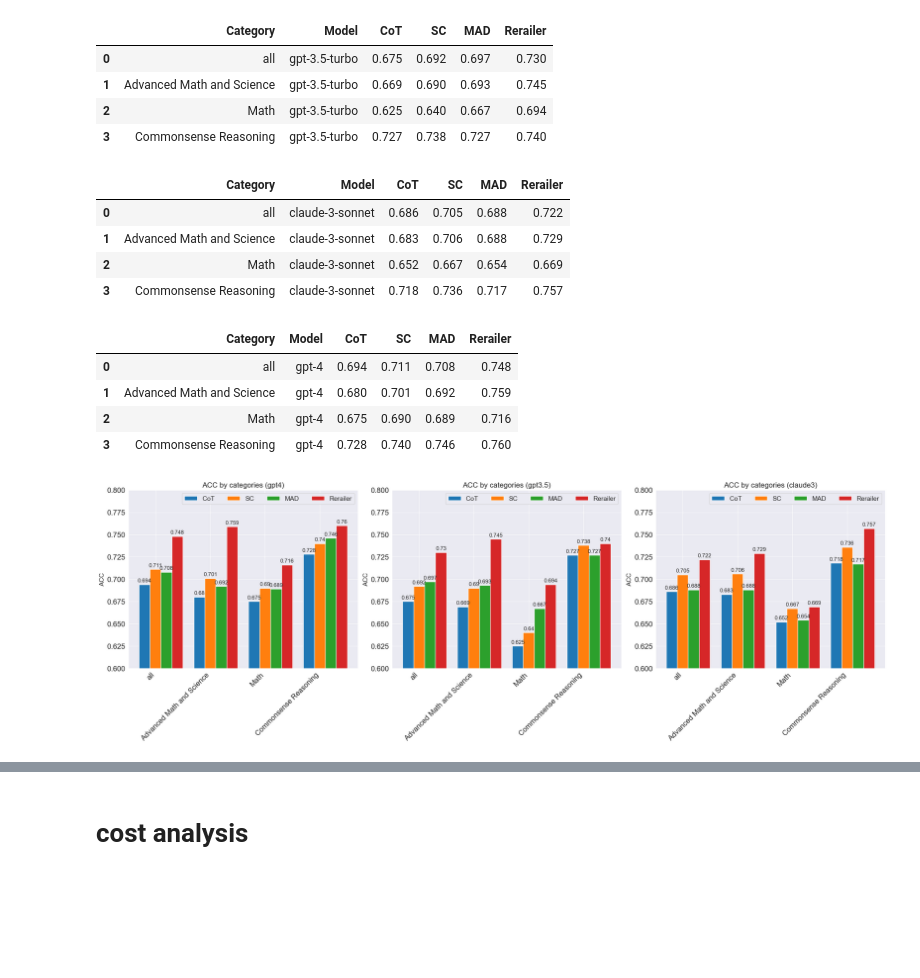
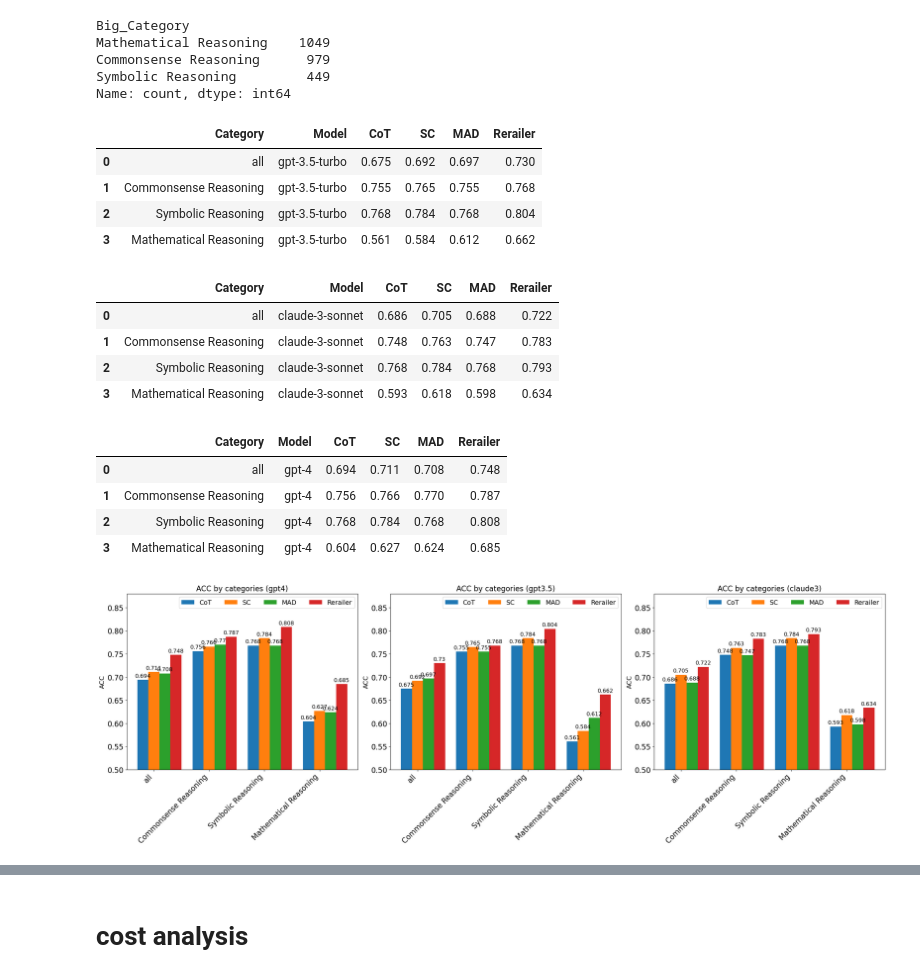
Before and after one commit to wan19990901/CoT_rerailer, a Jupyter notebook: src/Evaluation.ipynb, the cells around one changed output, grey strips where cells are left out. Drawn from its saved outputs; the diff is of its cells as text; code cells hidden in the pictures; blank space fills up the shorter version.

```diff
--- a/src/Evaluation.ipynb
+++ b/src/Evaluation.ipynb
@@ -69,11 +69,41 @@ college_mathematics          81
 formal_logic                 78
 Name: count, dtype: int64
 # %%
+# category_mapping = {
+#     'Math': ['Math', 'elementary_mathematics', 'high_school_statistics', 'abstract_algebra', 'formal_logic'],
+#     'Advanced Math and Science': ['Challenging Math', 'college_biology', 'college_physics', 'college_medicine', 'college_chemistry', 'college_mathematics','college_computer_science', 'electrical_engineering','professional_accounting'],
+#     'Commonsense Reasoning': ['disambiguation_qa', 'jurisprudence', 'date_understanding', 'professional_law', 'international_law', 'philosophy', 'business_ethics']
+# }
 category_mapping = {
-    'Math': ['Math', 'elementary_mathematics', 'high_school_statistics', 'abstract_algebra', 'formal_logic'],
-    'Advanced Math and Science': ['Challenging Math', 'college_biology', 'college_physics', 'college_medicine', 'college_chemistry', 'college_mathematics','college_computer_science', 'electrical_engineering','professional_accounting'],
-    'Commonsense Reasoning': ['disambiguation_qa', 'jurisprudence', 'date_understanding', 'professional_law', 'international_law', 'philosophy', 'business_ethics']
+    'Mathematical Reasoning': [
+        'Math',
+        'elementary_mathematics',
+        'high_school_statistics',
+        'abstract_algebra',
+        'Challenging Math',
+        'college_mathematics',
+        'professional_accounting'
+    ],
+    'Symbolic Reasoning': [
+        'formal_logic',
+        'college_computer_science',
+        'college_physics',
+        'electrical_engineering',
+        'college_chemistry'
+    ],
+    'Commonsense Reasoning': [
+        'disambiguation_qa',
+        'jurisprudence',
+        'date_understanding',
+        'professional_law',
+        'international_law',
+        'philosophy',
+        'business_ethics',
+        'college_biology',
+        'college_medicine'
+    ]
 }
+
 reverse_mapping = {}
 for new_cat, old_cats in category_mapping.items():
     for old_cat in old_cats:
@@ -83,6 +113,14 @@ for new_cat, old_cats in category_mapping.items():
 df_3['Big_Category'] = df_3['Category'].map(reverse_mapping)
 df_claude['Big_Category'] = df_claude['Category'].map(reverse_mapping)
 df_4['Big_Category'] = df_4['Category'].map(reverse_mapping)
+# %%
+df_4.Big_Category.value_counts()
+# %% [output]
+Big_Category
+Mathematical Reasoning    1049
+Commonsense Reasoning      979
+Symbolic Reasoning         449
+Name: count, dtype: int64
 # %%
 results_li = []
 result = compute_results(df_3)
@@ -100,9 +138,9 @@ df_result_3
 # %% [output]
 |  | Category | Model | CoT | SC | MAD | Rerailer |
 | 0 | all | gpt-3.5-turbo | 0.675 | 0.692 | 0.697 | 0.730 |
-| 1 | Advanced Math and Science | gpt-3.5-turbo | 0.669 | 0.690 | 0.693 | 0.745 |
-| 2 | Math | gpt-3.5-turbo | 0.625 | 0.640 | 0.667 | 0.694 |
-| 3 | Commonsense Reasoning | gpt-3.5-turbo | 0.727 | 0.738 | 0.727 | 0.740 |
+| 1 | Commonsense Reasoning | gpt-3.5-turbo | 0.755 | 0.765 | 0.755 | 0.768 |
+| 2 | Symbolic Reasoning | gpt-3.5-turbo | 0.768 | 0.784 | 0.768 | 0.804 |
+| 3 | Mathematical Reasoning | gpt-3.5-turbo | 0.561 | 0.584 | 0.612 | 0.662 |
 # %%
 results_li = []
 result = compute_results(df_claude)
@@ -120,9 +158,9 @@ df_result_claude
 # %% [output]
 |  | Category | Model | CoT | SC | MAD | Rerailer |
 | 0 | all | claude-3-sonnet | 0.686 | 0.705 | 0.688 | 0.722 |
-| 1 | Advanced Math and Science | claude-3-sonnet | 0.683 | 0.706 | 0.688 | 0.729 |
-| 2 | Math | claude-3-sonnet | 0.652 | 0.667 | 0.654 | 0.669 |
-| 3 | Commonsense Reasoning | claude-3-sonnet | 0.718 | 0.736 | 0.717 | 0.757 |
+| 1 | Commonsense Reasoning | claude-3-sonnet | 0.748 | 0.763 | 0.747 | 0.783 |
+| 2 | Symbolic Reasoning | claude-3-sonnet | 0.768 | 0.784 | 0.768 | 0.793 |
+| 3 | Mathematical Reasoning | claude-3-sonnet | 0.593 | 0.618 | 0.598 | 0.634 |
 # %%
 results_li = []
 result = compute_results(df_4)
@@ -140,9 +178,9 @@ df_result_4
 # %% [output]
 |  | Category | Model | CoT | SC | MAD | Rerailer |
 | 0 | all | gpt-4 | 0.694 | 0.711 | 0.708 | 0.748 |
-| 1 | Advanced Math and Science | gpt-4 | 0.680 | 0.701 | 0.692 | 0.759 |
-| 2 | Math | gpt-4 | 0.675 | 0.690 | 0.689 | 0.716 |
-| 3 | Commonsense Reasoning | gpt-4 | 0.728 | 0.740 | 0.746 | 0.760 |
+| 1 | Commonsense Reasoning | gpt-4 | 0.756 | 0.766 | 0.770 | 0.787 |
+| 2 | Symbolic Reasoning | gpt-4 | 0.768 | 0.784 | 0.768 | 0.808 |
+| 3 | Mathematical Reasoning | gpt-4 | 0.604 | 0.627 | 0.624 | 0.685 |
 # %%
 import matplotlib.pyplot as plt
 import numpy as np
@@ -170,35 +208,35 @@ def get_plot(df, model, chunk_size=4, ax=None, fontsize=12):
 
         if ax is None:
             plt.figure(figsize=(16, 8))
             fig, ax = plt.subplots(layout='constrained')
 
         multiplier = 0
         for attribute, measurement in chunk_result.items():
             offset = width * multiplier
             rects = ax.bar(x + offset, measurement, width, label=attribute)
             ax.bar_label(rects, padding=3, fontsize=fontsize - 2)
             multiplier += 1
 
         # Add some text for labels, title and custom x-axis tick labels, etc.
         ax.set_ylabel('ACC', fontsize=fontsize)
         ax.set_title(f'ACC by categories ({model})', fontsize=fontsize+2)
         ax.set_xticks(x + width)
         ax.set_xticklabels(chunk_categories, rotation=45, ha='right', fontsize=fontsize)  # Rotate x-axis labels
         ax.legend(loc='best', ncols=4, fontsize=fontsize)
-        ax.set_ylim(0.6, 0.8)
+        ax.set_ylim(0.5, 0.88)
         ax.tick_params(axis='both', which='major', labelsize=fontsize+2)
 
 # Create a figure with 3 subplots in a row
 fig, axs = plt.subplots(1, 3, figsize=(24, 8), constrained_layout=True)
 
 # Plot the bar plots with increased font size
 get_plot(df_result_4, 'gpt4', ax=axs[0], fontsize=14)
 get_plot(df_result_3, 'gpt3.5', ax=axs[1], fontsize=14)
 get_plot(df_result_claude, 'claude3', ax=axs[2], fontsize=14)
 
 plt.show()
 # %% [output]
-[figure, old version]
+[figure, new version]
 # %%
 import matplotlib.pyplot as plt
 import numpy as np
```
Also changed, not shown: parts of 11 cells of this notebook, 9 other files.
